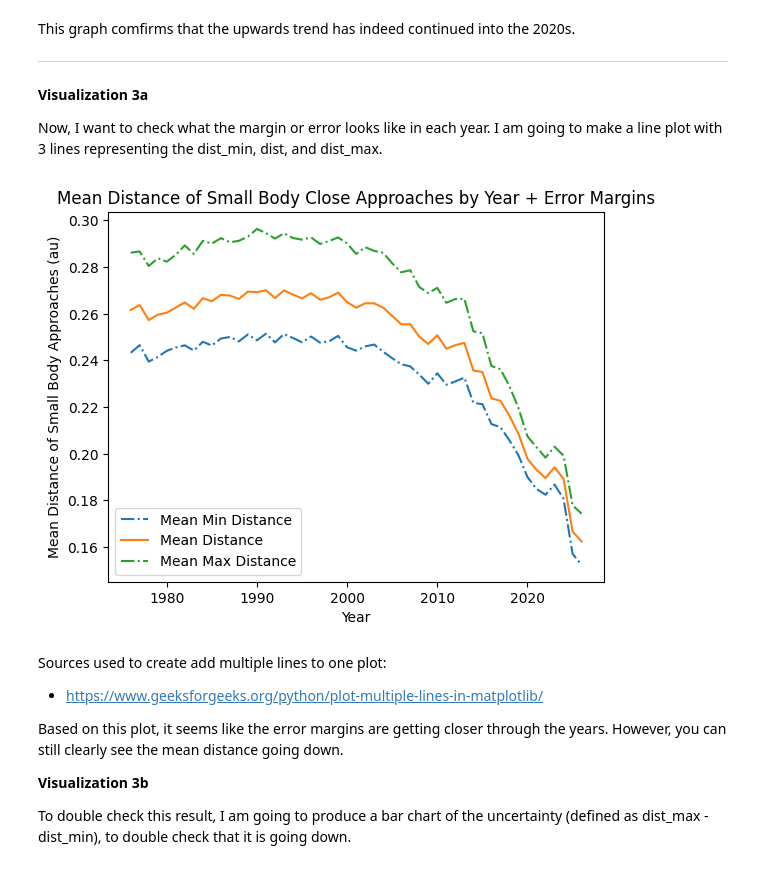
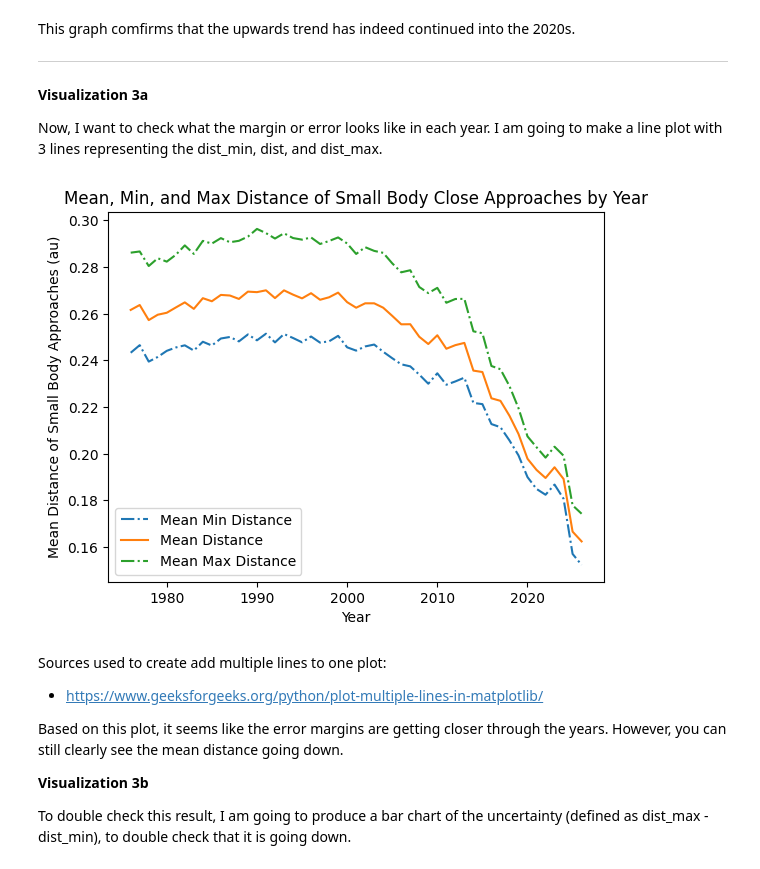
Before and after one commit to benteMarij/DSRP-Small-Body-Close-Approaches-BMdZ, a Jupyter notebook: BMdZ_DSRP_Colab_Small_Body_Close_Approaches.ipynb, the cells around one changed output. Saved outputs shown, nothing was run; the diff lists cells and outputs as text; code cells hidden in the pictures.

```diff
--- a/BMdZ_DSRP_Colab_Small_Body_Close_Approaches.ipynb
+++ b/BMdZ_DSRP_Colab_Small_Body_Close_Approaches.ipynb
@@ -260,23 +260,23 @@ Now, I want to check what the margin or error looks like in each year. I am goin
 # %%
 yearDistMin = []
 yearDist = []
 yearDistMax = []
 index = 0
 for group in yrs:
   yearDistMin.append(((df[df['year'] == group])['dist_min']).mean())
   yearDist.append(((df[df['year'] == group])['dist']).mean())
   yearDistMax.append(((df[df['year'] == group])['dist_max']).mean())
 
 plt.plot(yrs, yearDistMin, label = 'Mean Min Distance', linestyle = '-.')
 plt.plot(yrs, yearDist, label = 'Mean Distance')
 plt.plot(yrs, yearDistMax, label = 'Mean Max Distance', linestyle = '-.')
 plt.legend()
-plt.title('Mean Distance of Small Body Close Approaches by Year + Error Margins')
+plt.title('Mean, Min, and Max Distance of Small Body Close Approaches by Year')
 plt.xlabel('Year')
 plt.ylabel('Mean Distance of Small Body Approaches (au)')
 plt.show()
 # %% [output]
-[figure, old version]
+[figure, new version]
 # %% [markdown]
 Sources used to create add multiple lines to one plot:
 * https://www.geeksforgeeks.org/python/plot-multiple-lines-in-matplotlib/
```
